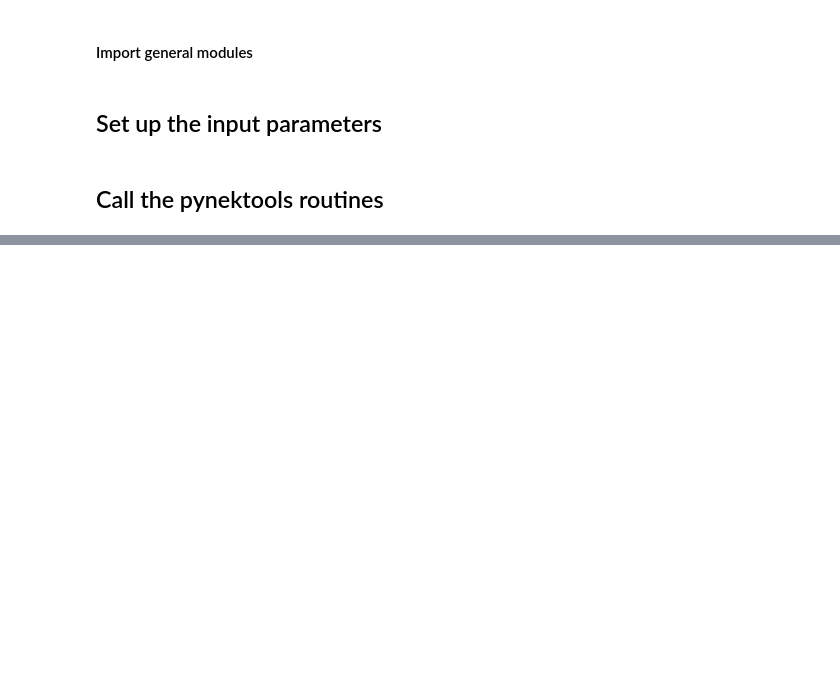
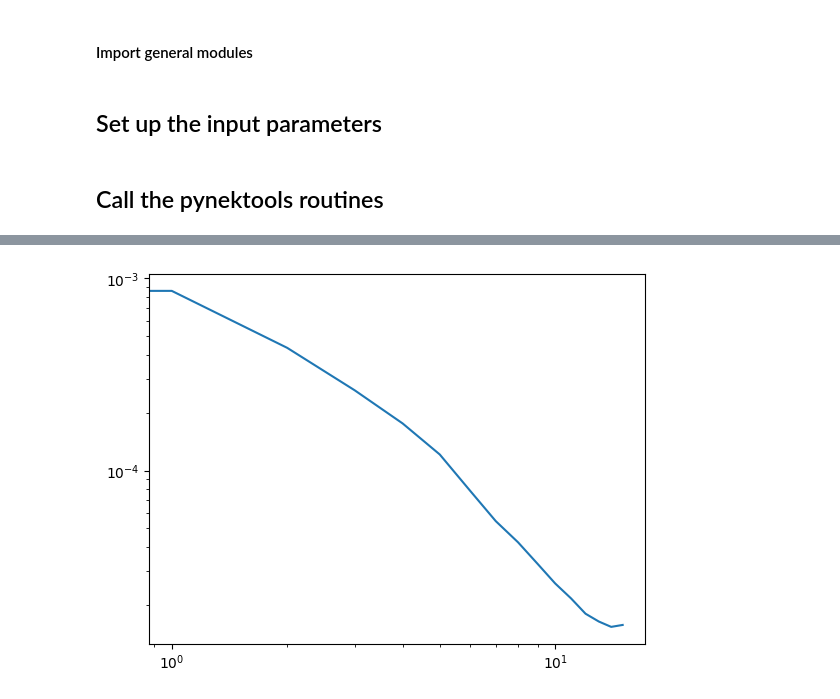
Before and after one commit to nchristensen/pySEMTools, a Jupyter notebook: examples/5-reduced_order_modelling/5-POD_fft_from_pointclouds.ipynb, the cells around one changed output, grey strips where cells are left out. Cells and saved outputs as stored; diff of their text form; code cells hidden in the pictures; blank space fills up the shorter version.

```diff
--- a/examples/5-reduced_order_modelling/5-POD_fft_from_pointclouds.ipynb
+++ b/examples/5-reduced_order_modelling/5-POD_fft_from_pointclouds.ipynb
@@ -232,0 +310,36 @@ complex128
+# %%
+u_ = fld_data_copy[0]
+v_ = fld_data_copy[1]
+w_ = fld_data_copy[2]
+
+
+# Get the energy
+with h5py.File(mass_matrix_fname, 'r') as f:
+    bm_v = f["mass"][:]
+
+print(bm_v.shape)
+print(np.sum(bm_v))
+print(bm.shape)
+print(np.sum(bm))
+print(np.sum(bm)*40)
+
+e_ = np.sum((u_**2 + v_**2 + w_**2)*bm_v)/2
+print(f"Energy from snapshots {e_}")
+
+# Get the energy
+e_pod = 0
+for kappa in range(0, number_of_frequencies):
+    e_pod += np.sum(pod[kappa].d_1t)*N_samples
+
+print(f"Energy from POD {e_pod}")
+print(f"Energy from POD {e_pod**2}")
+print(f"Energy from POD {np.sqrt(e_pod)}")
+
+e_pod = e_pod/2
+print(f"Energy from POD {e_pod}")
+print(f"Energy from POD {e_pod**2}")
+print(f"Energy from POD {np.sqrt(e_pod)}")
+
+
+print(np.sum(bm_v))
+print(np.sum(bm))
@@ -232,0 +361,11 @@ complex128
+# %%
+temp = []
+for kappa in range(0, number_of_frequencies):
+    temp.append(pod[kappa].d_1t[0])
+
+plt.plot(temp)
+plt.yscale("log")
+plt.xscale("log")
+plt.show()
+# %% [output]
+[figure, added]
```
Also changed, not shown: parts of 7 cells of this notebook.
